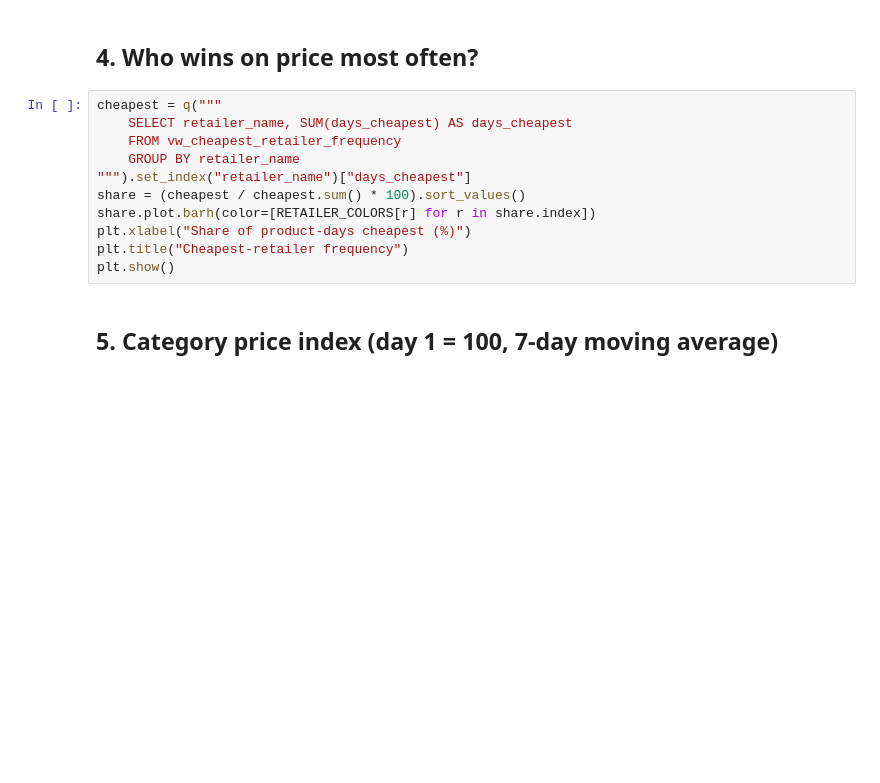
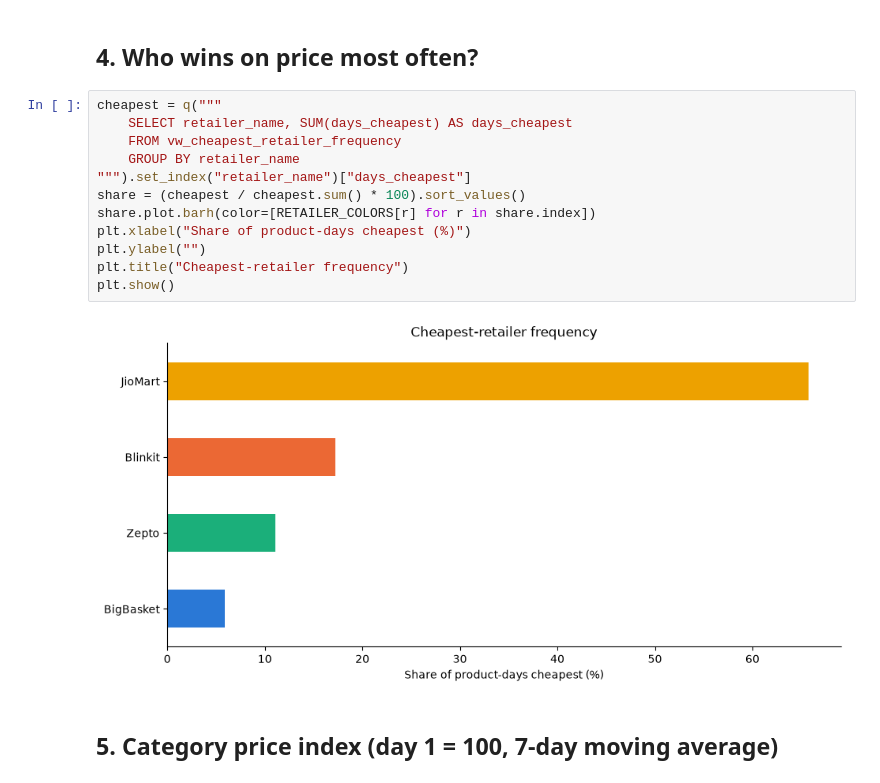
Before and after one commit to justinthomas11/shelfsense-retail-intelligence, a Jupyter notebook: notebooks/data_exploration.ipynb, the cells around one changed output. Saved outputs shown, nothing was run; the diff lists cells and outputs as text; blank space fills up the shorter version.

```diff
--- a/notebooks/data_exploration.ipynb
+++ b/notebooks/data_exploration.ipynb
@@ -62,14 +94,17 @@ pd.crosstab(wk["retailer_name"], wk["pricing_strategy"])
 # %%
 cheapest = q("""
     SELECT retailer_name, SUM(days_cheapest) AS days_cheapest
     FROM vw_cheapest_retailer_frequency
     GROUP BY retailer_name
 """).set_index("retailer_name")["days_cheapest"]
 share = (cheapest / cheapest.sum() * 100).sort_values()
 share.plot.barh(color=[RETAILER_COLORS[r] for r in share.index])
 plt.xlabel("Share of product-days cheapest (%)")
+plt.ylabel("")
 plt.title("Cheapest-retailer frequency")
 plt.show()
+# %% [output]
+[figure, added]
 # %% [markdown]
 ## 5. Category price index (day 1 = 100, 7-day moving average)
 # %%
```
Also changed, not shown: parts of 8 cells of this notebook.
